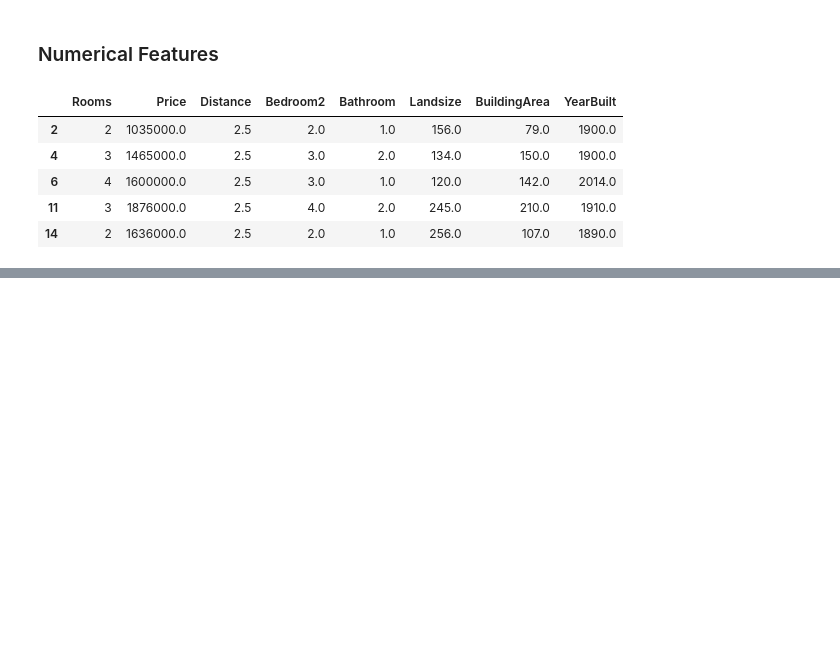
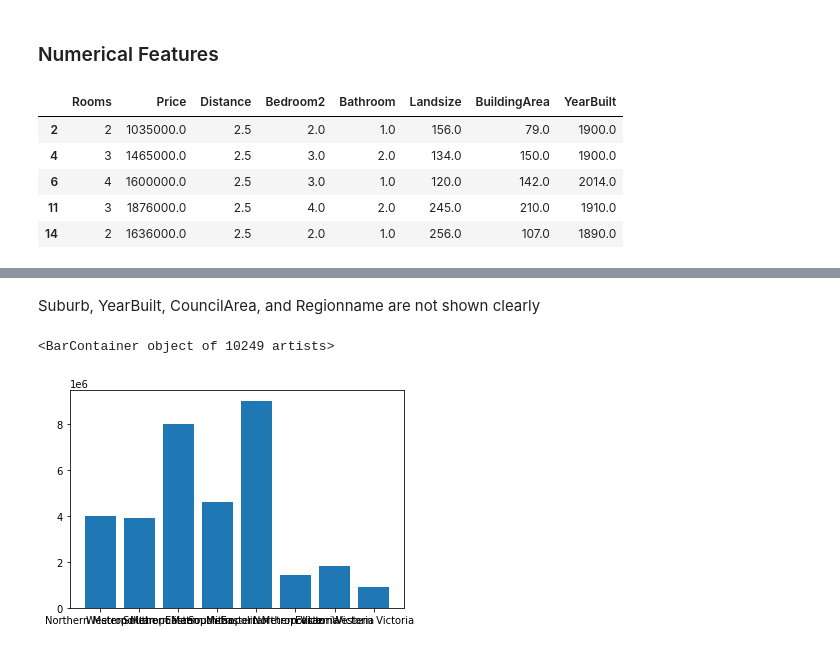
Before and after one commit to slothpunch/Uni, a Jupyter notebook: ICT Business Analytics/melbourne-housing-price-eda.ipynb, the cells around one changed output, grey strips where cells are left out. Drawn from its saved outputs; the diff is of its cells as text; code cells hidden in the pictures; blank space fills up the shorter version.

```diff
--- a/ICT Business Analytics/melbourne-housing-price-eda.ipynb
+++ b/ICT Business Analytics/melbourne-housing-price-eda.ipynb
@@ -473,0 +337,8 @@ for i in num_cols:
+# %% [markdown]
+Suburb, YearBuilt, CouncilArea, and Regionname are not shown clearly
+# %%
+# plt.bar(names, values)
+plt.bar(df['Regionname'], df['Price'])
+# %% [output]
+<BarContainer object of 10249 artists>
+[figure, added]
```
Also changed, not shown: parts of 45 cells of this notebook, 1 other file.
